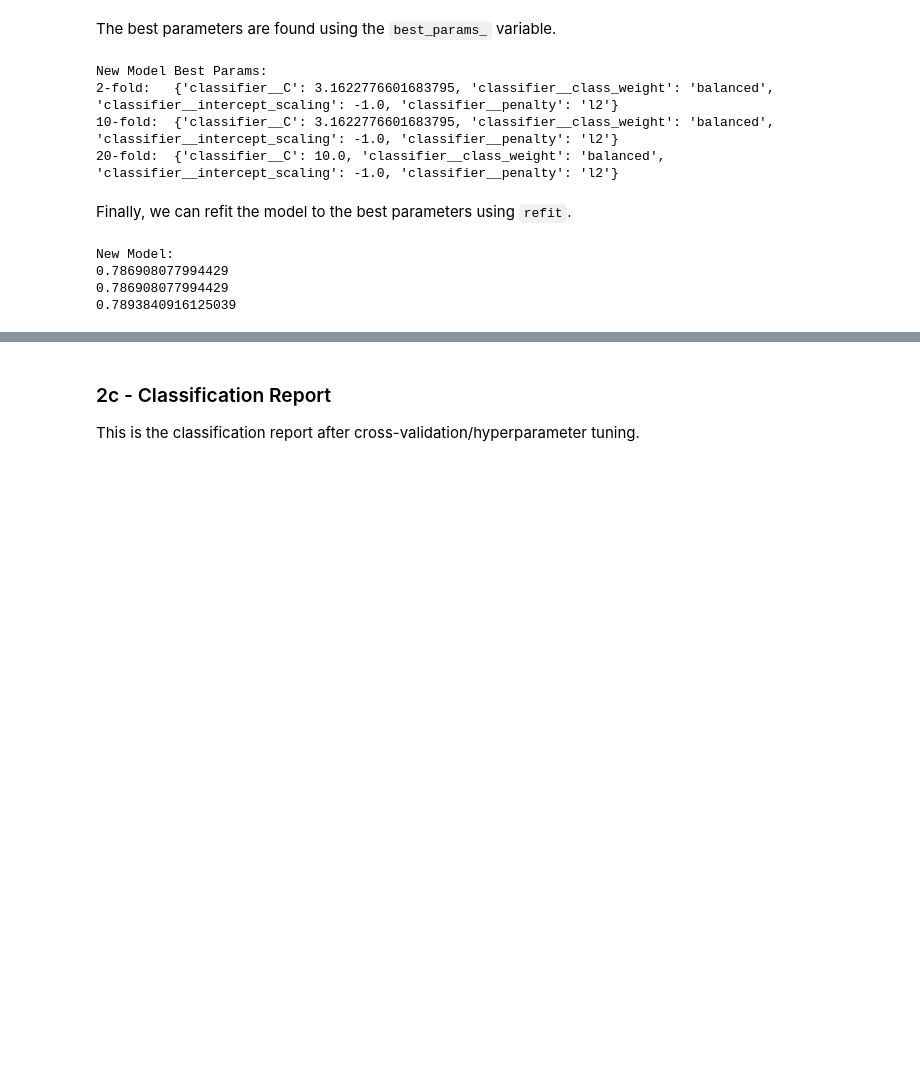
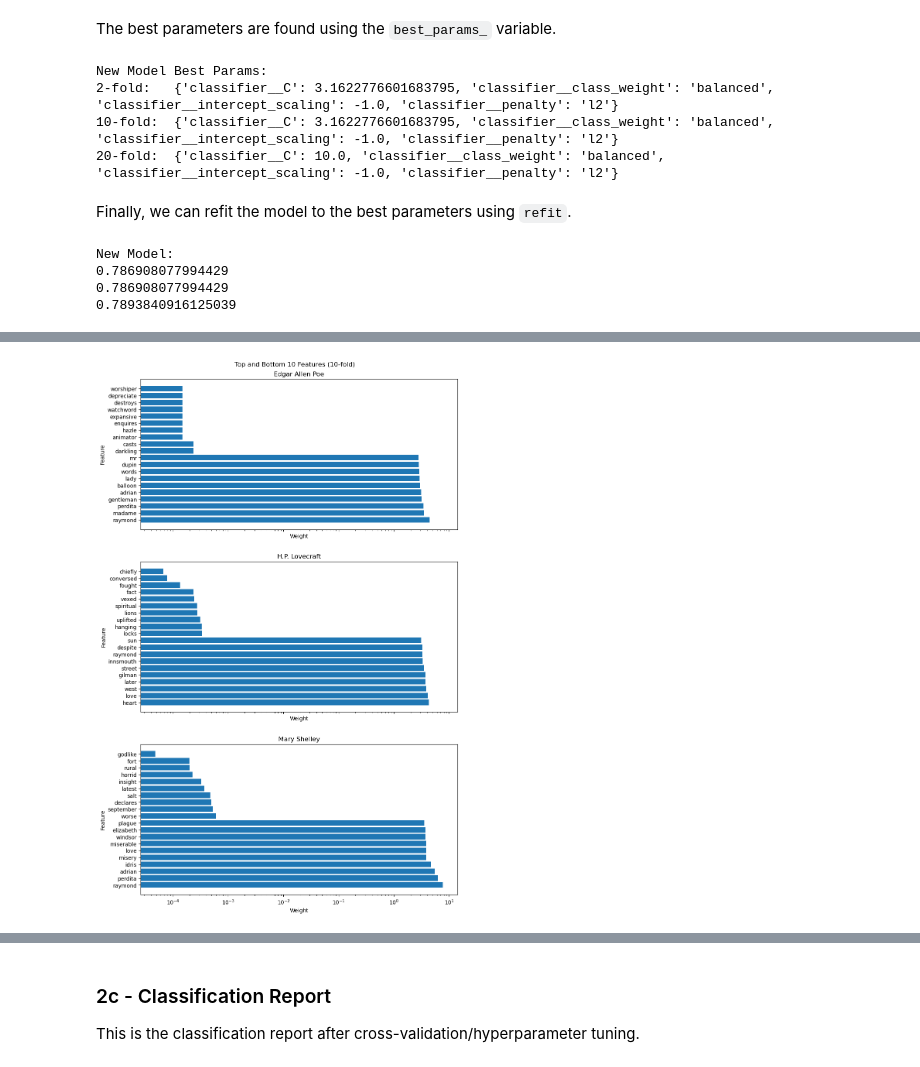
Before and after one commit to mk-imagine/SFSU-CSC620-NLT, a Jupyter notebook: hw10.ipynb, the cells around one changed output, grey strips where cells are left out. Saved outputs shown, nothing was run; the diff lists cells and outputs as text; code cells hidden in the pictures; blank space fills up the shorter version.

```diff
--- a/hw10.ipynb
+++ b/hw10.ipynb
@@ -524,0 +653,44 @@ for i in range(1,9):
+# %%
+fold10df_eap = pd.concat(
+    [
+        fold10df.sort_values(by="EAP")[:10],
+        fold10df.sort_values(by="EAP", ascending=False)[:10],
+    ])
+fold10df_eap = fold10df_eap.sort_values(by="EAP", ascending=False)
+fold10df_eap = fold10df_eap.reset_index()
+fold10df_hpl = pd.concat(
+    [
+        fold10df.sort_values(by="HPL")[:10],
+        fold10df.sort_values(by="HPL", ascending=False)[:10],
+    ])
+fold10df_hpl = fold10df_hpl.sort_values(by="HPL", ascending=False)
+fold10df_hpl = fold10df_hpl.reset_index()
+fold10df_mws = pd.concat(
+    [
+        fold10df.sort_values(by="MWS")[:10],
+        fold10df.sort_values(by="MWS", ascending=False)[:10],
+    ])
+fold10df_mws = fold10df_mws.sort_values(by="MWS", ascending=False)
+fold10df_mws = fold10df_mws.reset_index()
+# %%
+import matplotlib.pyplot as plt
+fig, ax = plt.subplots(3, figsize=(10,15), sharex=True)
+fig.tight_layout(pad=5.0)
+fig.suptitle("Top and Bottom 10 Features (10-fold)")
+ax[0].barh(list(fold10df_eap["feature"]), list(fold10df_eap["EAP"]))
+ax[0].set_title('Edgar Allen Poe')
+ax[0].set_xlabel('Weight')
+ax[0].set_ylabel('Feature')
+ax[0].set_xscale('log')
+ax[1].barh(list(fold10df_hpl["feature"]), list(fold10df_hpl["HPL"]))
+ax[1].set_title('H.P. Lovecraft')
+ax[1].set_xlabel('Weight')
+ax[1].set_ylabel('Feature')
+ax[1].set_xscale('log')
+ax[2].barh(list(fold10df_mws["feature"]), list(fold10df_mws["MWS"]))
+ax[2].set_title('Mary Shelley')
+ax[2].set_xlabel('Weight')
+ax[2].set_ylabel('Feature')
+ax[2].set_xscale('log')
+# %% [output]
+[figure, added]
```
Also changed, not shown: parts of 40 cells of this notebook.
